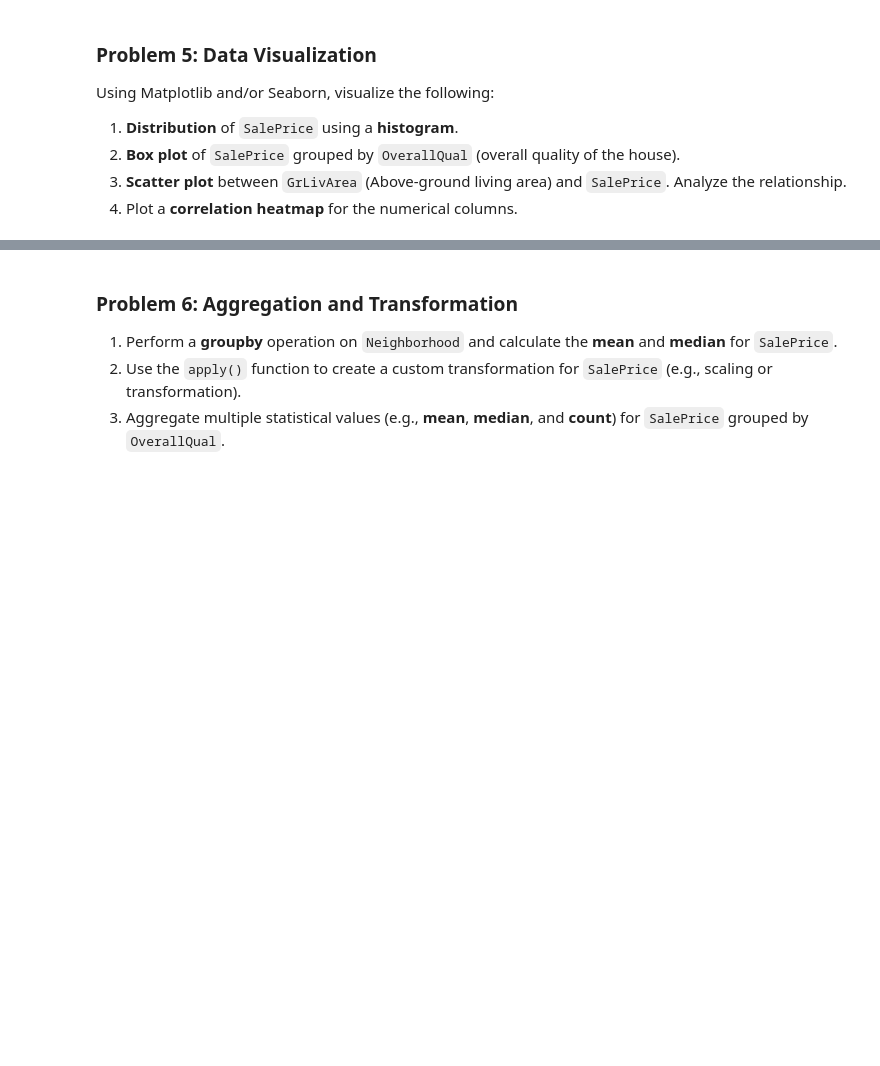
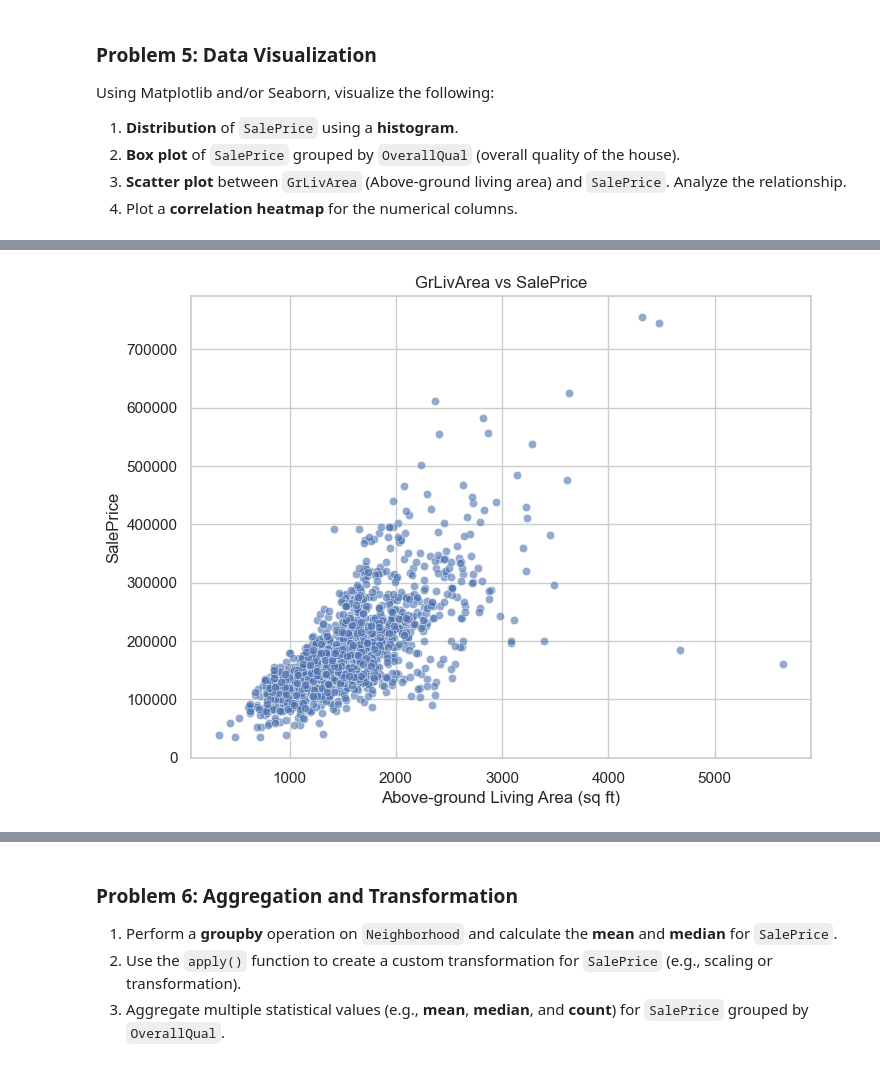
Before and after one commit to prakash587/dsml_practice, a Jupyter notebook: dsml_practice/assignment/assign 7/Assignment-07_Aug15.ipynb, the cells around one changed output, grey strips where cells are left out. Saved outputs shown, nothing was run; the diff lists cells and outputs as text; code cells hidden in the pictures; blank space fills up the shorter version.

```diff
--- a/dsml_practice/assignment/assign 7/Assignment-07_Aug15.ipynb
+++ b/dsml_practice/assignment/assign 7/Assignment-07_Aug15.ipynb
@@ -417,0 +638,9 @@ Using Matplotlib and/or Seaborn, visualize the following:
+# %%
+plt.figure(figsize=(8,6))
+sns.scatterplot(x='GrLivArea', y='SalePrice', data=house_df, alpha=0.6)
+plt.title("GrLivArea vs SalePrice")
+plt.xlabel("Above-ground Living Area (sq ft)")
+plt.ylabel("SalePrice")
+plt.show()
+# %% [output]
+[figure, added]
```
Also changed, not shown: parts of 23 cells of this notebook, 2 other files.
